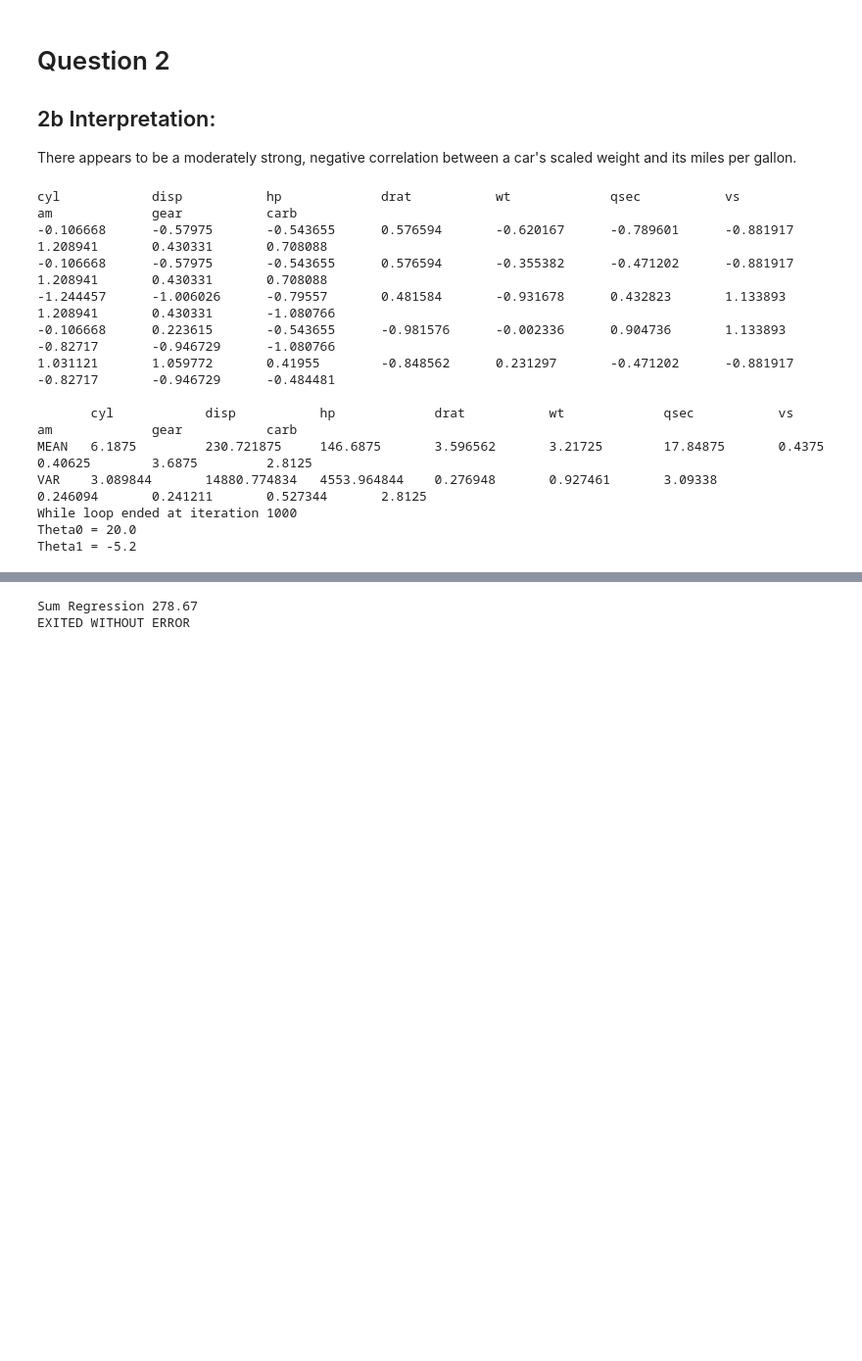
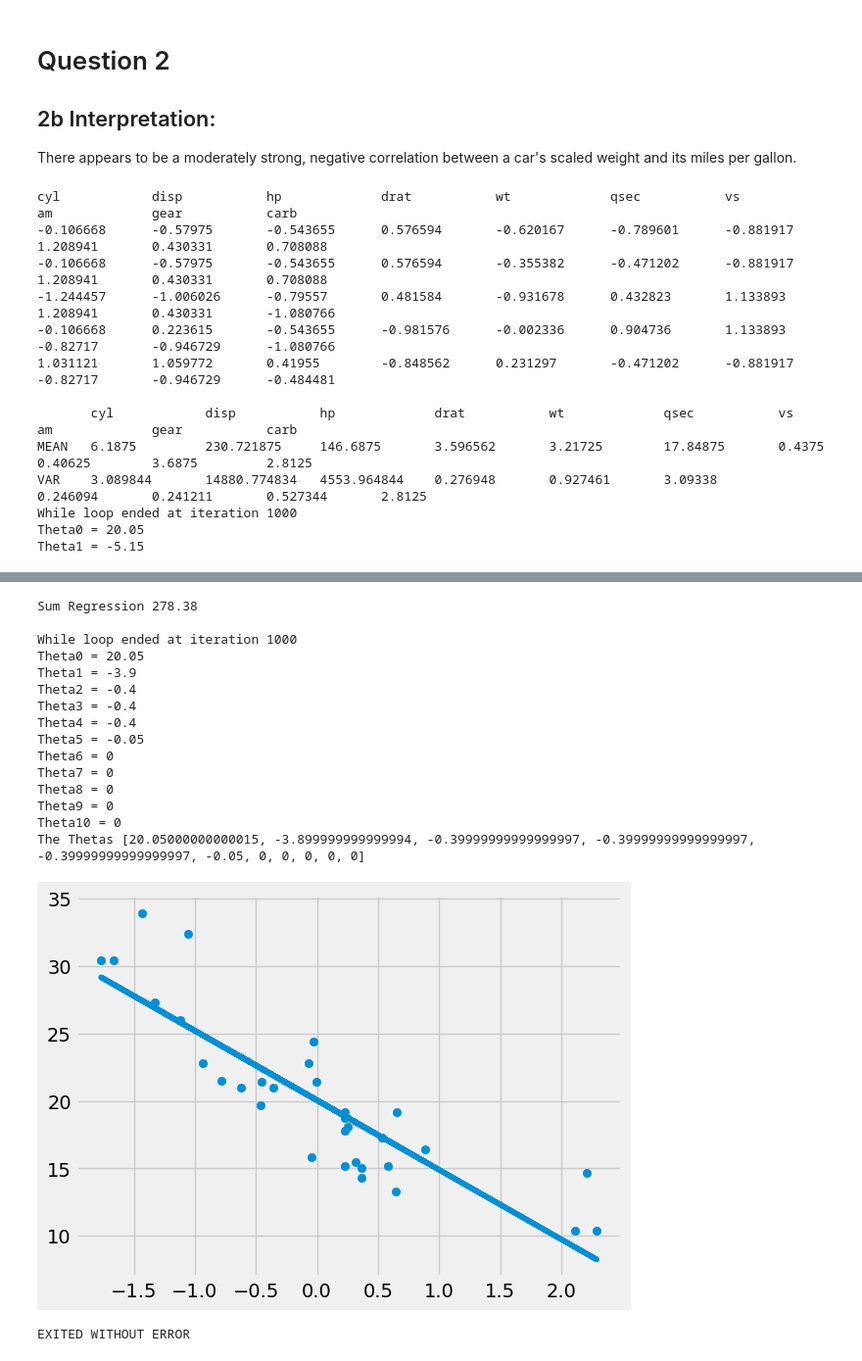
Before and after one commit to al-gabe31/CMSC471-HW5, a Jupyter notebook: LQ90575_Homework5.ipynb, the cells around one changed output, grey strips where cells are left out. Shown: that part at 98% size. Saved outputs shown, nothing was run; the diff lists cells and outputs as text; code cells hidden in the pictures; blank space fills up the shorter version.

```diff
--- a/LQ90575_Homework5.ipynb
+++ b/LQ90575_Homework5.ipynb
@@ -6,35 +6,52 @@ There appears to be a moderately strong, negative correlation between a car's sc
 # %%
 import importlib
 import functions as functions
 from functions import *
 importlib.reload(functions)
 
 scaled_values = get_scaled_values('cars.csv')
 
 # Prints the first 5 scaled values of each of the 10 features
 print_scaled_values(scaled_values, ['cyl', 'disp', 'hp', 'drat', 'wt', 'qsec', 'vs', 'am', 'gear', 'carb'])
 print("")
 report_mean_and_variance('cars.csv', ['cyl', 'disp', 'hp', 'drat', 'wt', 'qsec', 'vs', 'am', 'gear', 'carb'])
 make_cars_plot('cars.csv')
+print("\t\t")
+get_mpg_multi_linear_reg('cars.csv')
 
 print("EXITED WITHOUT ERROR")
 # %% [output]
 cyl            disp           hp             drat           wt             qsec           vs             am             gear           carb
 -0.106668      -0.57975       -0.543655      0.576594       -0.620167      -0.789601      -0.881917      1.208941       0.430331       0.708088
 -0.106668      -0.57975       -0.543655      0.576594       -0.355382      -0.471202      -0.881917      1.208941       0.430331       0.708088
 -1.244457      -1.006026      -0.79557       0.481584       -0.931678      0.432823       1.133893       1.208941       0.430331       -1.080766
 -0.106668      0.223615       -0.543655      -0.981576      -0.002336      0.904736       1.133893       -0.82717       -0.946729      -1.080766
 1.031121       1.059772       0.41955        -0.848562      0.231297       -0.471202      -0.881917      -0.82717       -0.946729      -0.484481
 
        cyl            disp           hp             drat           wt             qsec           vs             am             gear           carb
 MEAN   6.1875         230.721875     146.6875       3.596562       3.21725        17.84875       0.4375         0.40625        3.6875         2.8125
 VAR    3.089844       14880.774834   4553.964844    0.276948       0.927461       3.09338        0.246094       0.241211       0.527344       2.8125
 While loop ended at iteration 1000
-Theta0 = 20.0
-Theta1 = -5.2
+Theta0 = 20.05
+Theta1 = -5.15
 [figure]
-Sum Regression 278.67
-EXITED WITHOUT ERROR
+Sum Regression 278.38
+
+While loop ended at iteration 1000
+Theta0 = 20.05
+Theta1 = -3.9
+Theta2 = -0.4
+Theta3 = -0.4
+Theta4 = -0.4
+Theta5 = -0.05
+Theta6 = 0
+Theta7 = 0
+Theta8 = 0
+Theta9 = 0
+Theta10 = 0
+The Thetas [20.05000000000015, -3.899999999999994, -0.39999999999999997, -0.39999999999999997, -0.39999999999999997, -0.05, 0, 0, 0, 0, 0]
+[figure, added]
+EXITED WITHOUT ERROR
 # %%
 # How to create a scatter plot and linear regression
 # Source: https://www.w3schools.com/python/python_ml_linear_regression.asp
```
Also changed, not shown: parts of 1 cell of this notebook, 1 other file.
